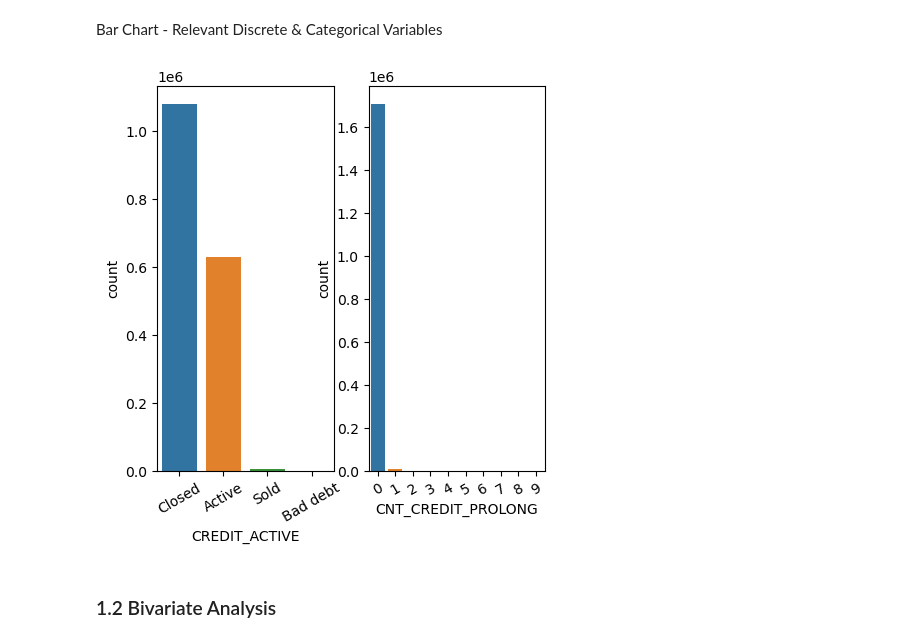
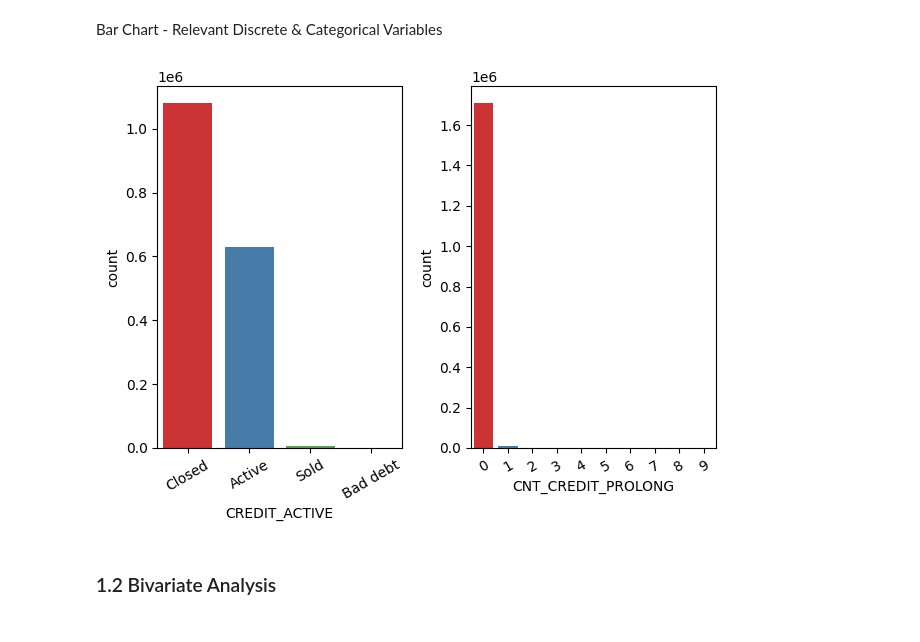
Before and after one commit to jacky-teo/is453_fin_analytics, a Jupyter notebook: group_4.ipynb, the cells around one changed output. Drawn from its saved outputs; the diff is of its cells as text; code cells hidden in the pictures.

Commit message:
heatmap+minor changes to eda

```diff
--- a/group_4.ipynb
+++ b/group_4.ipynb
@@ -127,11 +126,11 @@ row_count=int(np.ceil(len(disc_cat_var)/2))
 fig, axes = plt.subplots(ncols=2, nrows=row_count, figsize=(30,30))
 
 for i, axis in enumerate(fig.axes):
-    sns.countplot(ax=axis, x=app_data[disc_cat_var[i]],orient='h')
+    sns.countplot(ax=axis, x=app_data[disc_cat_var[i]],orient='h', palette="Set1")
     axis.set_xlabel(str(disc_cat_var[i]))
     axis.set_xticklabels(axis.get_xticklabels(), rotation=30)
     if i == len(disc_cat_var)-1:
          break
 
-plt.show()
+plt.tight_layout()
 # %% [output]
@@ -157,21 +156,21 @@ Bar Chart - Relevant Discrete & Categorical Variables
 # %%
 disc_cat_var_bureau = ["CREDIT_ACTIVE",
                        "CNT_CREDIT_PROLONG"]
 
 row_count=int(np.ceil(len(disc_cat_var_bureau)/2))
 
-fig, axes = plt.subplots(ncols=2, nrows=row_count, figsize=(5,5))
+fig, axes = plt.subplots(ncols=2, nrows=row_count)
 
 for i, axis in enumerate(fig.axes):
-    sns.countplot(ax=axis, x=bureau_data[disc_cat_var_bureau[i]],orient='h')
+    sns.countplot(ax=axis, x=bureau_data[disc_cat_var_bureau[i]],orient='h', palette="Set1")
     axis.set_xlabel(str(disc_cat_var_bureau[i]))
     axis.set_xticklabels(axis.get_xticklabels(), rotation=30)
     if i == len(disc_cat_var_bureau)-1:
          break
 
-plt.show()
+plt.tight_layout()
 # %% [output]
-[figure, old version]
+[figure, new version]
 # %% [markdown]
 ### 1.2 Bivariate Analysis
 # %% [markdown]
```
Also changed, not shown: parts of 22 cells of this notebook, 1 other file.
